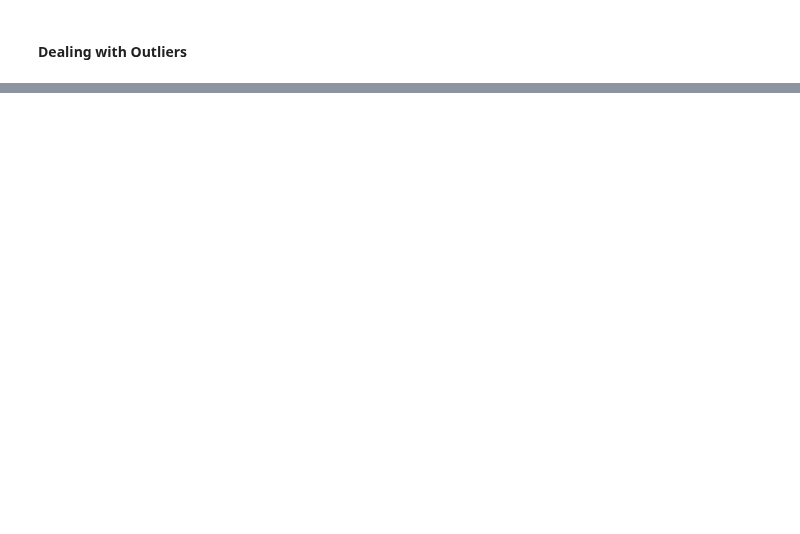
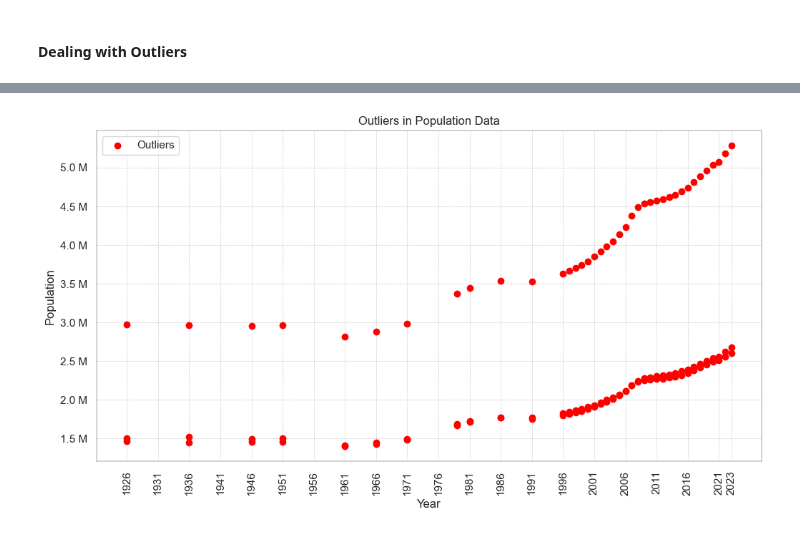
Before and after one commit to Ivkoto/DataAnalyticsMachineLearning, a Jupyter notebook: Data_Preparation/CA1_Data_Prep_V6.ipynb, the cells around one changed output, grey strips where cells are left out. Drawn from its saved outputs; the diff is of its cells as text; code cells hidden in the pictures; blank space fills up the shorter version.

```diff
--- a/Data_Preparation/CA1_Data_Prep_V6.ipynb
+++ b/Data_Preparation/CA1_Data_Prep_V6.ipynb
@@ -347,0 +285,6 @@ Name: VALUE, Length: 11817, dtype: bool
+# %%
+population_z_scores = stats.zscore(population_df['VALUE'])
+population_outliers = (population_z_scores > 3) | (population_z_scores < -3)
+population_outlier_count = population_outliers.sum()
+print("Number of outliers:", population_outlier_count)
+population_outliers
@@ -347,0 +305,24 @@ Name: VALUE, Length: 11817, dtype: bool
+# %%
+population_outlier_df = population_df[population_outliers]
+
+years = population_outlier_df['Year'].unique()
+popul_first_year = years.min()
+populat_last_year = years.max()
+tick_interval = 5
+xtick_positions = [popul_first_year, populat_last_year] + list(range(popul_first_year + tick_interval, populat_last_year, tick_interval))
+xtick_labels = [str(year) for year in xtick_positions]
+
+plt.figure(figsize=(12, 6))
+plt.scatter(population_outlier_df['Year'], population_outlier_df['VALUE'], color='red', label='Outliers')
+plt.xlabel('Year')
+plt.ylabel('Population')
+plt.title('Outliers in Population Data')
+
+plt.xticks(xtick_positions, xtick_labels, rotation=90)
+plt.grid(True, linestyle='--', linewidth=0.5)
+plt.gca().yaxis.set_major_formatter(FuncFormatter(millions_formatter))
+
+plt.legend()
+plt.show()
+# %% [output]
+[figure, added]
```
Also changed, not shown: parts of 18 cells of this notebook.
